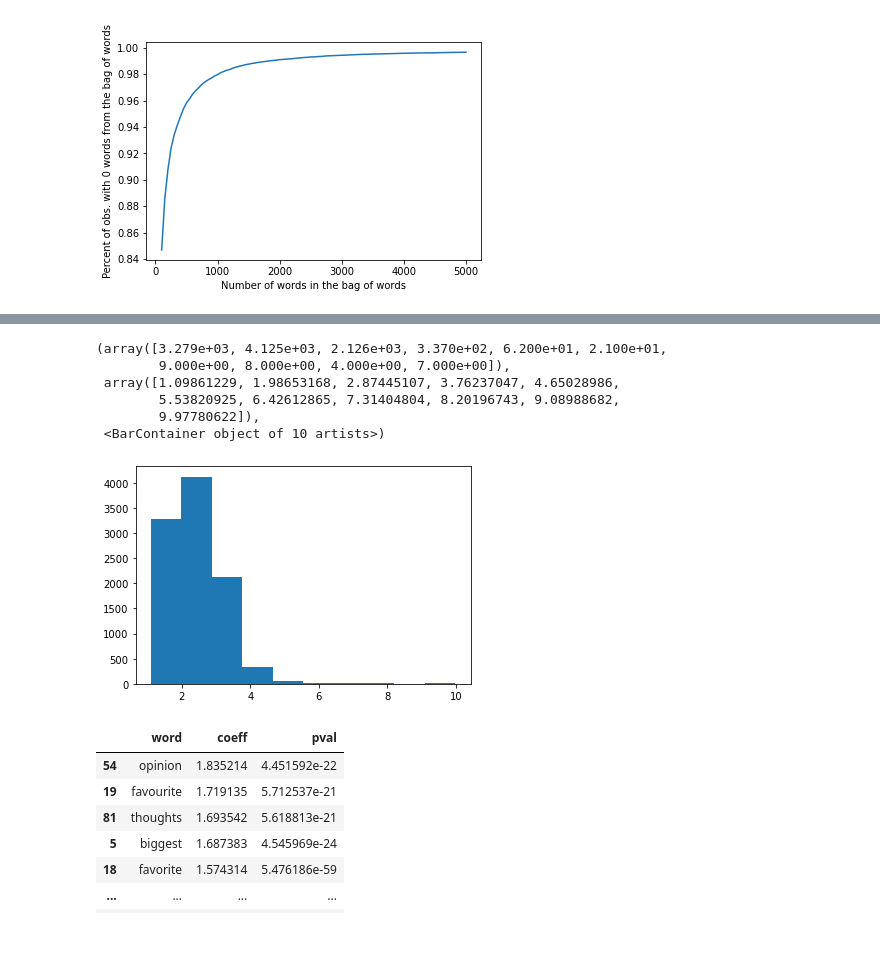
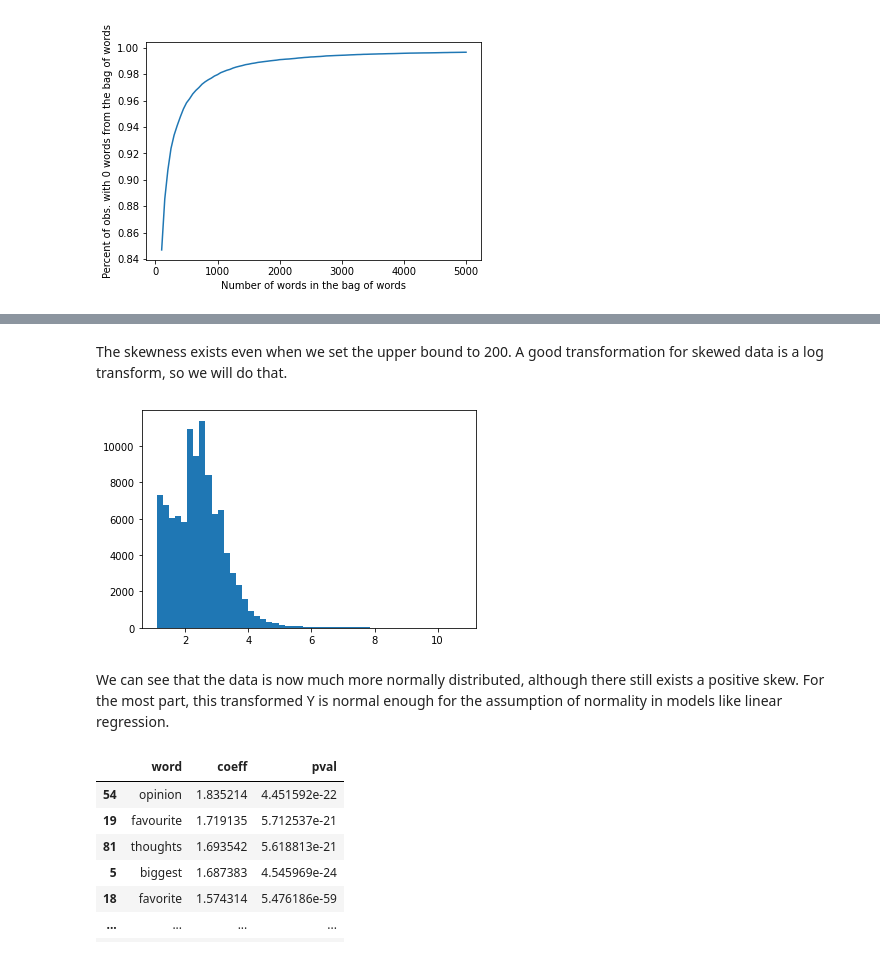
Before and after one commit to seangao14/pstat131proj, a Jupyter notebook: playground.ipynb, the cells around one changed output, grey strips where cells are left out. Cells and saved outputs as stored; diff of their text form; code cells hidden in the pictures.

```diff
--- a/playground.ipynb
+++ b/playground.ipynb
@@ -72,7 +72,7 @@ We were actually unable to use the entire dataset (nearly 1 million rows) as we
 **PCT_DATA**: the percentage of the entire dataset used for the rest of the notebook.
 **N_VOCAB**: the number of words in the vocabulary
 # %%
-PCT_DATA = .01
+PCT_DATA = .1
 N_VOCAB = 100
 # %% [markdown]
 ***
@@ -212,16 +230,15 @@ plt.show()
+# %% [markdown]
+The skewness exists even when we set the upper bound to 200. A good transformation for skewed data is a log transform, so we will do that.
 # %%
 # Y transformation
-Y = np.log(Y, dtype=float)
+log_Y = np.log(Y, dtype=float)
 # %%
-plt.hist(Y)
+plt.hist(Y, bins=50)
+plt.show()
 # %% [output]
-(array([3.279e+03, 4.125e+03, 2.126e+03, 3.370e+02, 6.200e+01, 2.100e+01,
-        9.000e+00, 8.000e+00, 4.000e+00, 7.000e+00]),
- array([1.09861229, 1.98653168, 2.87445107, 3.76237047, 4.65028986,
-        5.53820925, 6.42612865, 7.31404804, 8.20196743, 9.08988682,
-        9.97780622]),
- <BarContainer object of 10 artists>)
-[figure, old version]
+[figure, new version]
+# %% [markdown]
+We can see that the data is now much more normally distributed, although there still exists a positive skew. For the most part, this transformed Y is normal enough for the assumption of normality in models like linear regression.
 # %%
 import statsmodels.api as sm
 
```
Also changed, not shown: parts of 4 cells of this notebook, 1 other file.
